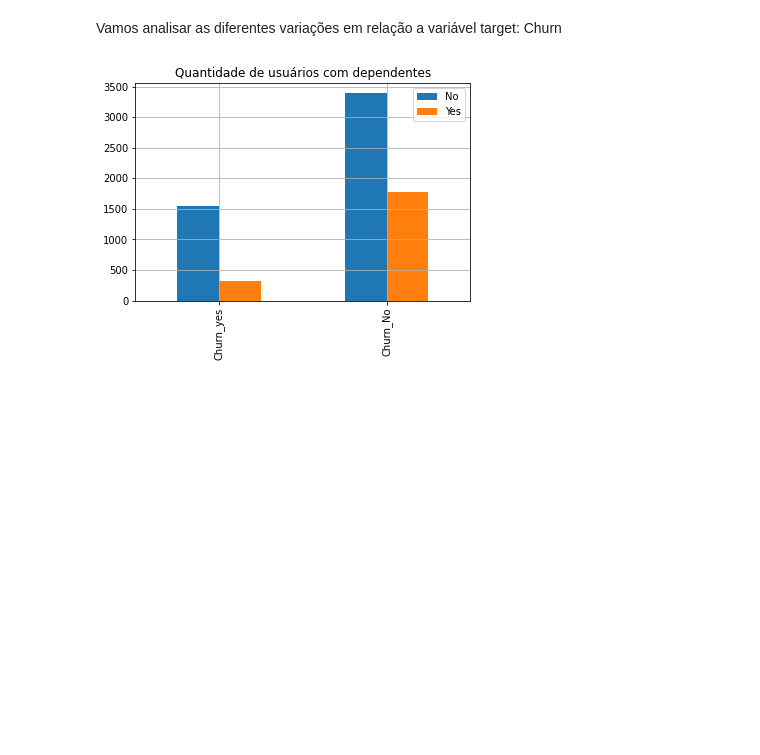
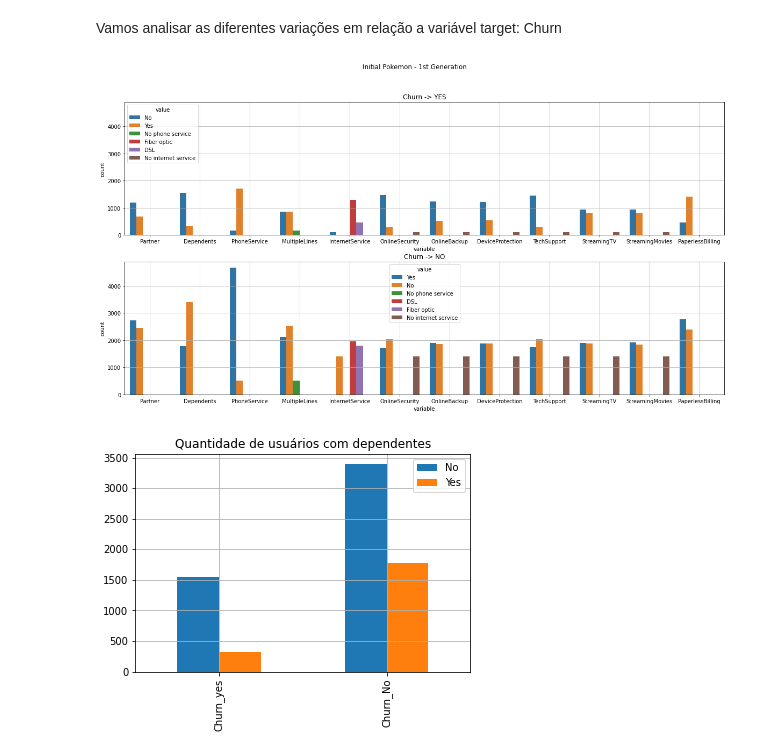
Before and after one commit to VitorFRodrigues/Alura_Challenges, a Jupyter notebook: notebook/Alura_Challenge_DataScience1.ipynb, the cells around one changed output. Drawn from its saved outputs; the diff is of its cells as text; code cells hidden in the pictures; blank space fills up the shorter version.

```diff
--- a/notebook/Alura_Challenge_DataScience1.ipynb
+++ b/notebook/Alura_Challenge_DataScience1.ipynb
@@ -285,6 +285,28 @@ def qtd_user_churn(feature, title, dados):
   plot.T.plot(kind='bar', grid='on', label=['Sem', 'Com'])
   plt.title(title)
   plt.show()
+# %%
+lista1 = ['Partner', 'Dependents', 'PhoneService', 'MultipleLines', 'InternetService', 'OnlineSecurity', 'OnlineBackup', 'DeviceProtection', 'TechSupport', 'StreamingTV', 'StreamingMovies', 'PaperlessBilling']
+lista2 = ['gender', 'SeniorCitizen', 'Contract', 'PaymentMethod']
+lista3 = ['Charges.Monthly', 'Charges.Total']
+Churn_yes = dados_limpos.query('Churn=="Yes"')[lista1]
+Churn_no = dados_limpos.query('Churn=="No"')[lista1]
+# %%
+import seaborn as sns
+fig, axes = plt.subplots(2, 1, figsize=(20, 10), sharey=True)
+fig.suptitle('Initial Pokemon - 1st Generation')
+
+sns.countplot(ax=axes[0], x='variable', hue='value', data = pd.melt(Churn_yes))
+axes[0].set_title('Churn -> YES')
+axes[0].grid()
+
+sns.countplot(ax=axes[1], x='variable', hue='value', data = pd.melt(Churn_no))
+axes[1].set_title('Churn -> NO')
+plt.grid()
+
+plt.show()
+# %% [output]
+[figure, added]
 # %%
 qtd_user_churn('Dependents', 'Quantidade de usuários com dependentes', dados_limpos)
 # %% [output]
```
